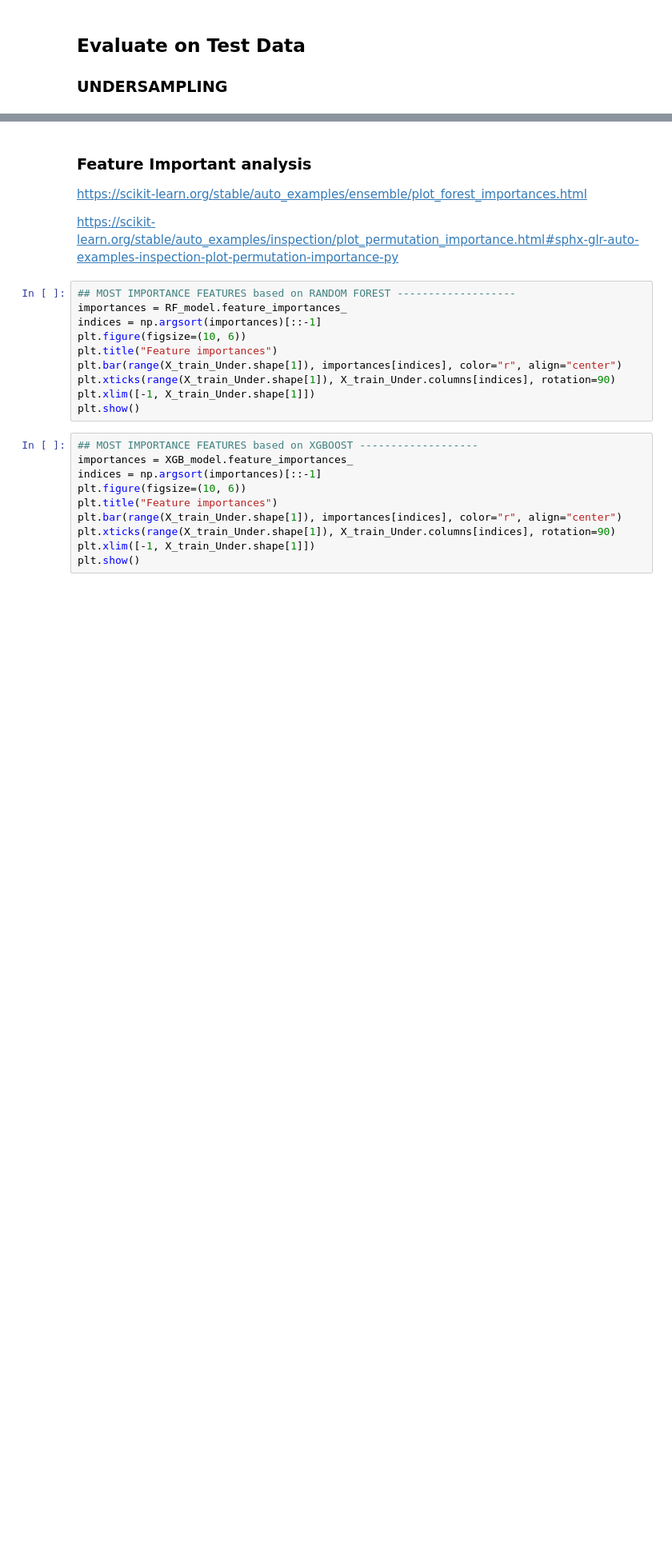
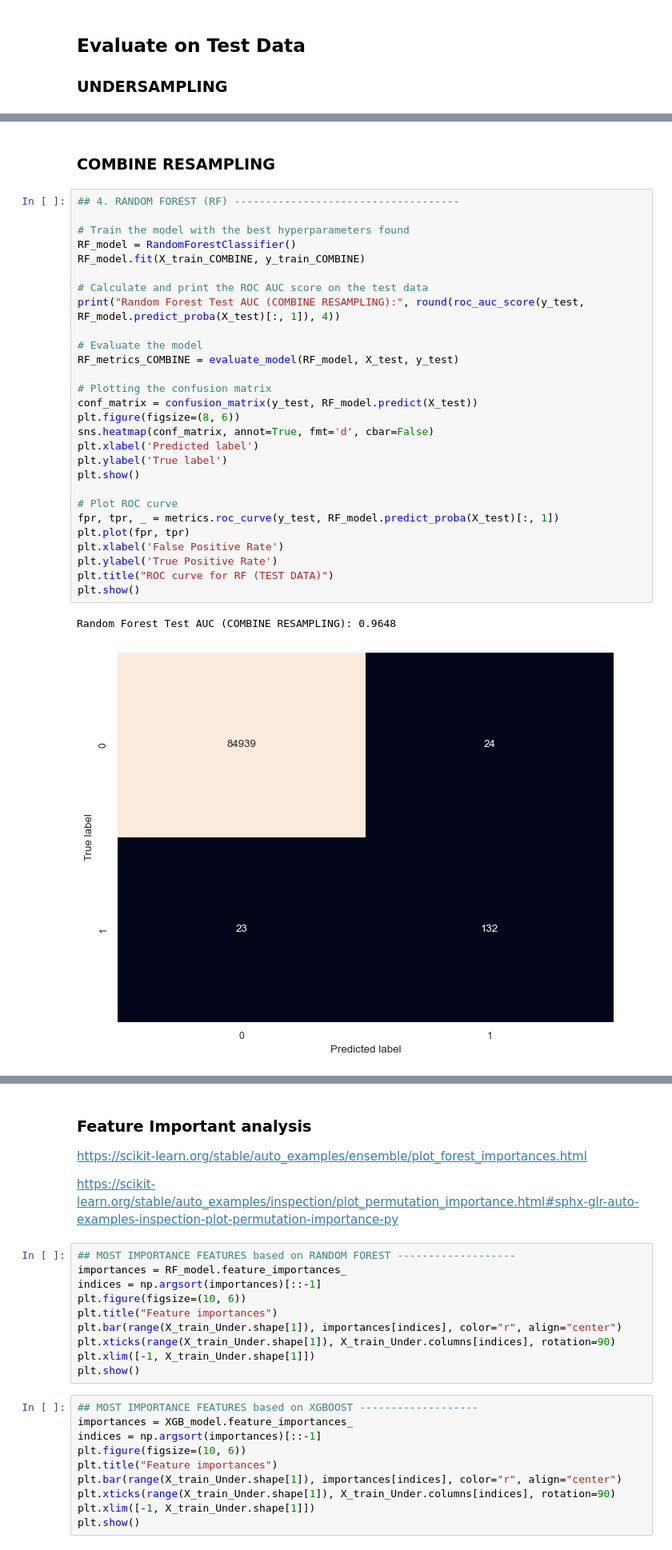
Before and after one commit to yvonnevydao/Credit_Fraud_Detection, a Jupyter notebook: credit_fraud_detection.ipynb, the cells around one changed output, grey strips where cells are left out. Shown at 80% size. Cells and saved outputs as stored; diff of their text form; blank space fills up the shorter version.

Commit message:
Update Difference Metrics and make a data frame Metrics for COMBINE RESAMPLING

```diff
--- a/credit_fraud_detection.ipynb
+++ b/credit_fraud_detection.ipynb
@@ -2641,0 +2445,33 @@ https://chatgpt.com/c/d23fe45c-b9ef-4118-b3ba-16f49b175f0d
+# %% [markdown]
+### COMBINE RESAMPLING
+# %%
+## 4. RANDOM FOREST (RF) ------------------------------------
+
+# Train the model with the best hyperparameters found
+RF_model = RandomForestClassifier()
+RF_model.fit(X_train_COMBINE, y_train_COMBINE)
+
+# Calculate and print the ROC AUC score on the test data
+print("Random Forest Test AUC (COMBINE RESAMPLING):", round(roc_auc_score(y_test, RF_model.predict_proba(X_test)[:, 1]), 4))
+
+# Evaluate the model
+RF_metrics_COMBINE = evaluate_model(RF_model, X_test, y_test)
+
+# Plotting the confusion matrix
+conf_matrix = confusion_matrix(y_test, RF_model.predict(X_test))
+plt.figure(figsize=(8, 6))
+sns.heatmap(conf_matrix, annot=True, fmt='d', cbar=False)
+plt.xlabel('Predicted label')
+plt.ylabel('True label')
+plt.show()
+
+# Plot ROC curve
+fpr, tpr, _ = metrics.roc_curve(y_test, RF_model.predict_proba(X_test)[:, 1])
+plt.plot(fpr, tpr)
+plt.xlabel('False Positive Rate')
+plt.ylabel('True Positive Rate')
+plt.title("ROC curve for RF (TEST DATA)")
+plt.show()
+# %% [output]
+Random Forest Test AUC (COMBINE RESAMPLING): 0.9648
+[figure, added]
```
Also changed, not shown: parts of 54 cells of this notebook.
